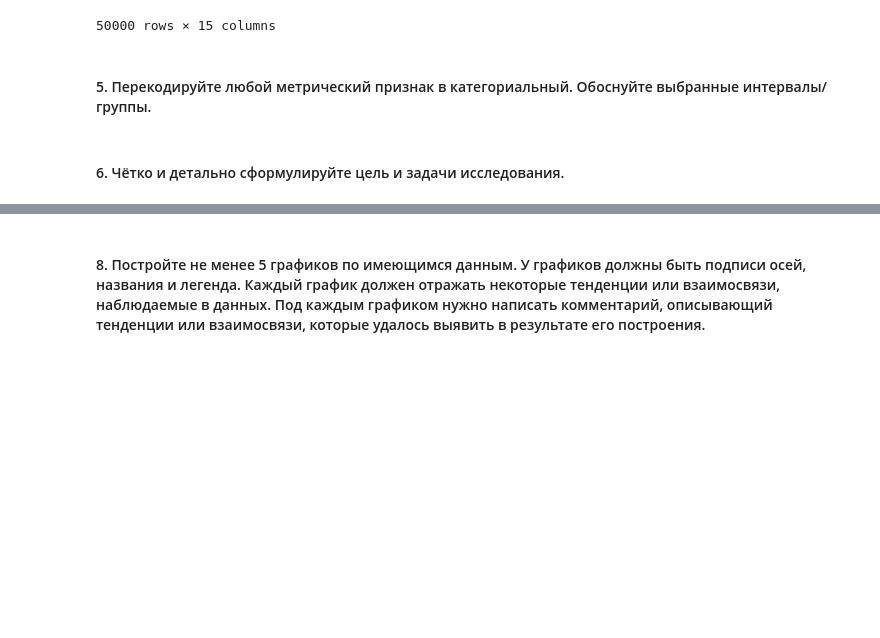
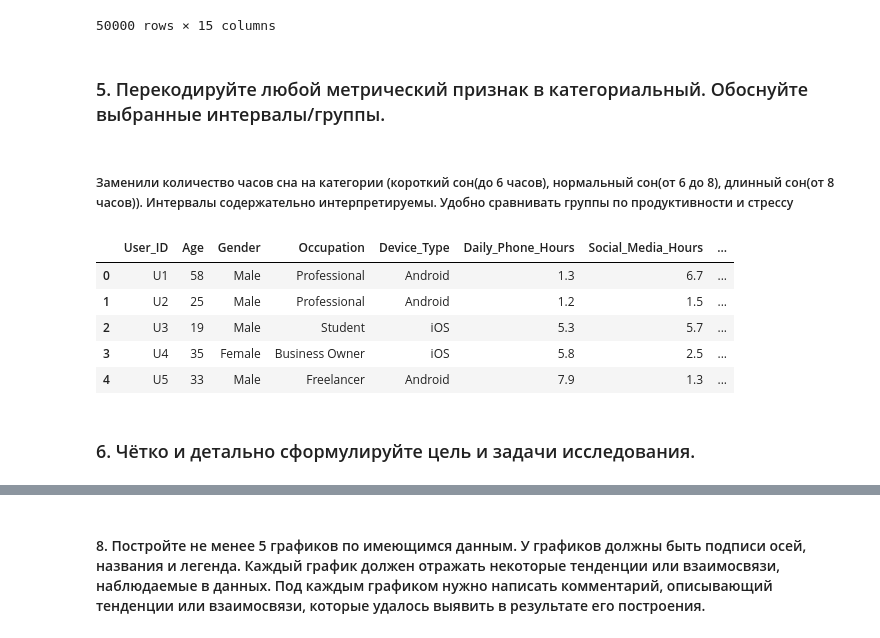
Before and after one commit to ilyaytrewq/Data_analysis_project, a Jupyter notebook: Tikhonov_Takhunov.ipynb, the cells around one changed output, grey strips where cells are left out. Cells and saved outputs as stored; diff of their text form; code cells hidden in the pictures; blank space fills up the shorter version.

```diff
--- a/Tikhonov_Takhunov.ipynb
+++ b/Tikhonov_Takhunov.ipynb
@@ -119,6 +119,26 @@ df
 | 49999 | U50000 | 46 | Other | Freelancer | Android | 8.8 | 2.8 | ... |
 50000 rows × 15 columns
 # %% [markdown]
-#### 5. Перекодируйте любой метрический признак в категориальный. Обоснуйте выбранные интервалы/группы.
+### 5. Перекодируйте любой метрический признак в категориальный. Обоснуйте выбранные интервалы/группы.
+# %% [markdown]
+##### Заменили количество часов сна на категории (короткий сон(до 6 часов), нормальный сон(от 6 до 8), длинный сон(от 8 часов)). Интервалы содержательно интерпретируемы. Удобно сравнивать группы по продуктивности и стрессу
+# %%
+bins = [-float('inf'), 6, 8, float('inf')]
+labels = ['Short sleep', 'Normal sleep', 'Long sleep']
+
+df['Sleep_Category'] = pd.cut(
+    df['Sleep_Hours'],
+    bins=bins,
+    labels=labels,
+    right=True,
+    include_lowest=True)
+df.head()
+# %% [output]
+|  | User_ID | Age | Gender | Occupation | Device_Type | Daily_Phone_Hours | Social_Media_Hours | ... |
+| 0 | U1 | 58 | Male | Professional | Android | 1.3 | 6.7 | ... |
+| 1 | U2 | 25 | Male | Professional | Android | 1.2 | 1.5 | ... |
+| 2 | U3 | 19 | Male | Student | iOS | 5.3 | 5.7 | ... |
+| 3 | U4 | 35 | Female | Business Owner | iOS | 5.8 | 2.5 | ... |
+| 4 | U5 | 33 | Male | Freelancer | Android | 7.9 | 1.3 | ... |
 # %% [markdown]
-#### 6. Чётко и детально сформулируйте цель и задачи исследования.
+### 6. Чётко и детально сформулируйте цель и задачи исследования.
```
Also changed, not shown: parts of 5 cells of this notebook, 2 other files.
